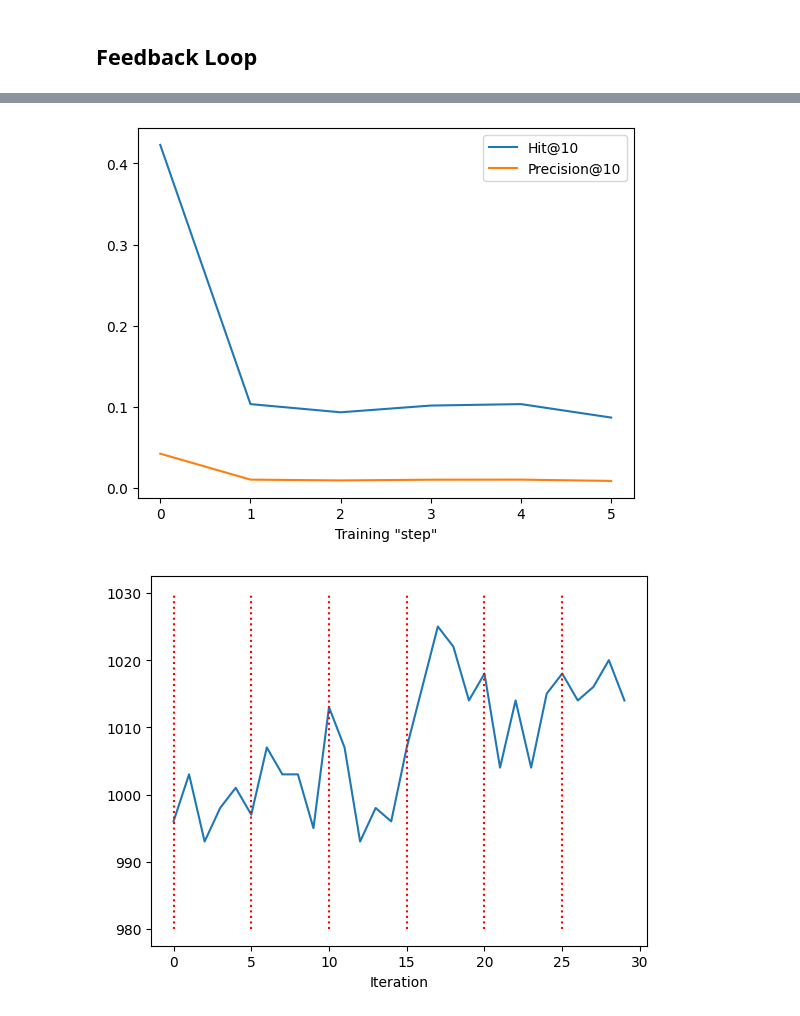
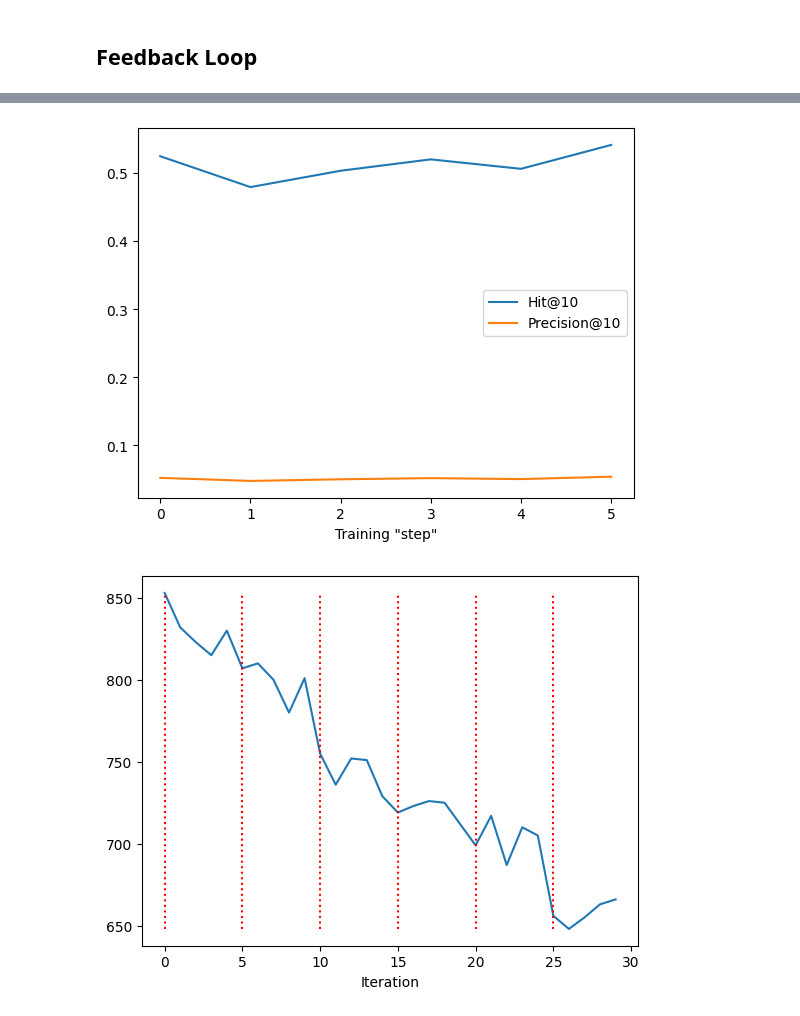
Before and after one commit to AndreaFrasson/Feedback-Loop-for-POI-RS, a Jupyter notebook: rs_bpr.ipynb, the cells around one changed output, grey strips where cells are left out. Saved outputs shown, nothing was run; the diff lists cells and outputs as text; code cells hidden in the pictures.

```diff
--- a/rs_bpr.ipynb
+++ b/rs_bpr.ipynb
@@ -86,8 +77,6 @@ def training(params):
     config_dict = {
             'model': 'BPR',
             'data_path': os.getcwd(),
-            'seed': 1234,
-            'reproducibility': False,
             'topk': 10,
             'use_gpu': True
     }
@@ -168,5 +179,13 @@ def update_interactions(users, items):
 # %% [markdown]
 ## Feedback Loop
+# %%
+def shannon_entropy(visits):
+    p_e = []
+    for poi in visits:
+        p_e.append(len(np.where(visits == poi)[0]) / len(visits))
+
+    se = - sum(p_e * np.log(p_e))/np.log(len(visits))
+    return se
 # %%
 at.og_atomic_files()
 
@@ -252,50 +244,17 @@ torch.Size([1083, 27899])
-# %%
-hit, pres, card = ([0.4894, 0.0674, 0.0905, 0.1404, 0.0637, 0.1145],
- [0.0489, 0.0067, 0.009, 0.014, 0.0064, 0.0114],
- [877,
-  885,
-  857,
-  890,
-  894,
-  1001,
-  1010,
-  990,
-  1011,
-  1022,
-  921,
-  939,
-  927,
-  926,
-  935,
-  890,
-  901,
-  890,
-  894,
-  894,
-  831,
-  824,
-  834,
-  813,
-  828,
-  1043,
-  1042,
-  1047,
-  1028,
-  1029])
 # %%
 import matplotlib.pyplot as plt
 # %%
 plt.plot(range(len(hit)), hit)
-plt.plot(range(len(hit)), pres)
+plt.plot(range(len(hit)), prec)
 plt.legend(['Hit@10', 'Precision@10'])
 plt.xlabel('Training "step"')
 plt.show()
 # %% [output]
-[figure, old version]
+[figure, new version]
 # %%
 plt.plot(range(len(card)), card)
-plt.vlines(range(0,30,5),980, 1030, 'red', 'dotted')
+plt.vlines(range(0,30,5),min(card), max(card), 'red', 'dotted')
 plt.xlabel('Iteration')
 plt.show()
 # %% [output]
-[figure, old version]
+[figure, new version]
```
Also changed, not shown: parts of 10 cells of this notebook, 18 other files.
